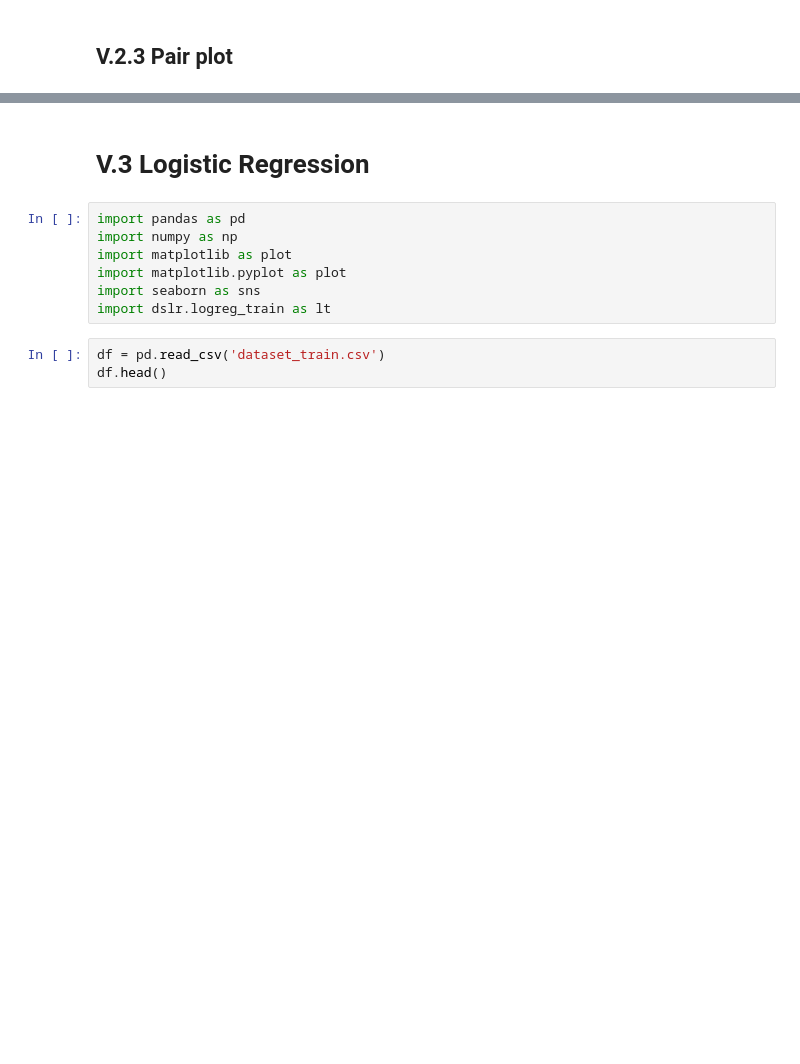
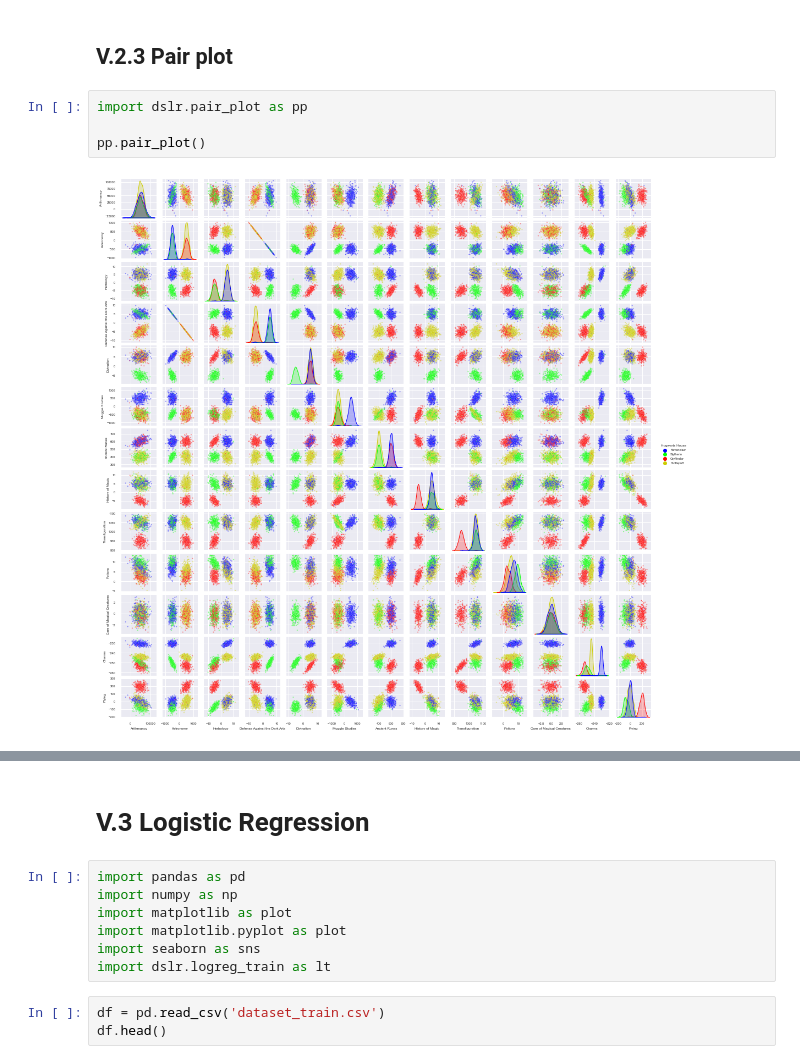
Before and after one commit to Rozinoer/dslr, a Jupyter notebook: main.ipynb, the cells around one changed output, grey strips where cells are left out. Cells and saved outputs as stored; diff of their text form; blank space fills up the shorter version.

```diff
--- a/main.ipynb
+++ b/main.ipynb
@@ -42,2 +48,8 @@ hist.histogram('dataset_train.csv')
 # %% [markdown]
 ## V.2.3 Pair plot
+# %%
+import dslr.pair_plot as pp
+
+pp.pair_plot()
+# %% [output]
+[figure, added]
```
Also changed, not shown: parts of 2 cells of this notebook, 5 other files.
